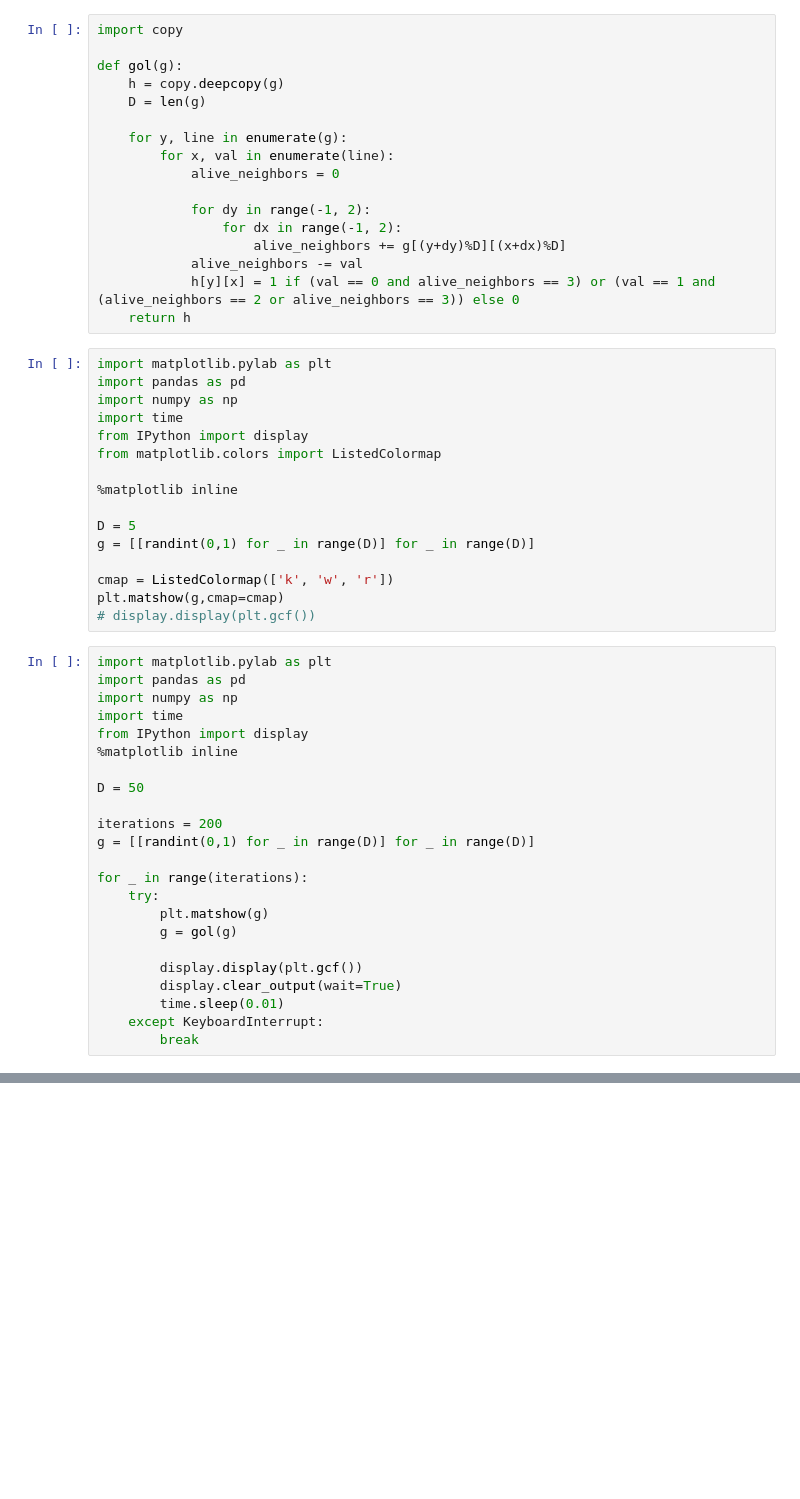
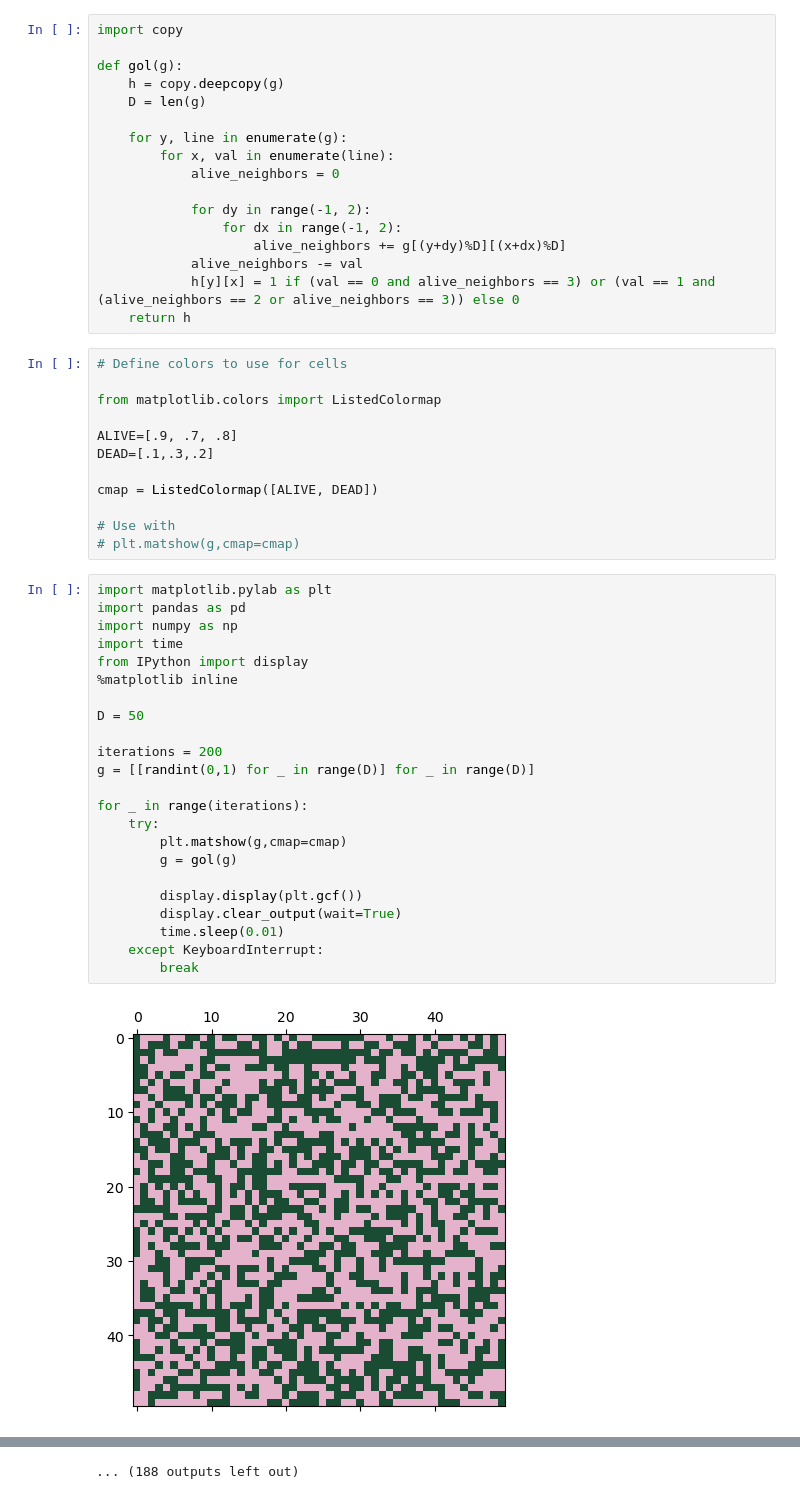
Before and after one commit to statox/jupyter, a Jupyter notebook: work/game_of_life.ipynb, the cells around one changed output, grey strips where cells are left out. Cells and saved outputs as stored; diff of their text form; blank space fills up the shorter version.

Commit message:
GOL - Add custom colors

```diff
--- a/work/game_of_life.ipynb
+++ b/work/game_of_life.ipynb
@@ -20,41 +20,39 @@ def gol(g):
             h[y][x] = 1 if (val == 0 and alive_neighbors == 3) or (val == 1 and (alive_neighbors == 2 or alive_neighbors == 3)) else 0
     return h
 # %%
-import matplotlib.pylab as plt
-import pandas as pd
-import numpy as np
-import time
-from IPython import display
+# Define colors to use for cells
+
 from matplotlib.colors import ListedColormap
 
-%matplotlib inline
+ALIVE=[.9, .7, .8]
+DEAD=[.1,.3,.2]
 
-D = 5
-g = [[randint(0,1) for _ in range(D)] for _ in range(D)]
+cmap = ListedColormap([ALIVE, DEAD])
 
-cmap = ListedColormap(['k', 'w', 'r'])
-plt.matshow(g,cmap=cmap)
-# display.display(plt.gcf())
+# Use with
+# plt.matshow(g,cmap=cmap)
 # %%
 import matplotlib.pylab as plt
 import pandas as pd
 import numpy as np
 import time
 from IPython import display
 %matplotlib inline
 
 D = 50
 
 iterations = 200
 g = [[randint(0,1) for _ in range(D)] for _ in range(D)]
 
 for _ in range(iterations):
     try:
-        plt.matshow(g)
+        plt.matshow(g,cmap=cmap)
         g = gol(g)
 
         display.display(plt.gcf())
         display.clear_output(wait=True)
         time.sleep(0.01)
     except KeyboardInterrupt:
         break
+# %% [output]
+[figure, added]
@@ -60,0 +70 @@ for _ in range(iterations):
+... (188 outputs left out)
```
Also changed, not shown: parts of 1 cell of this notebook.
